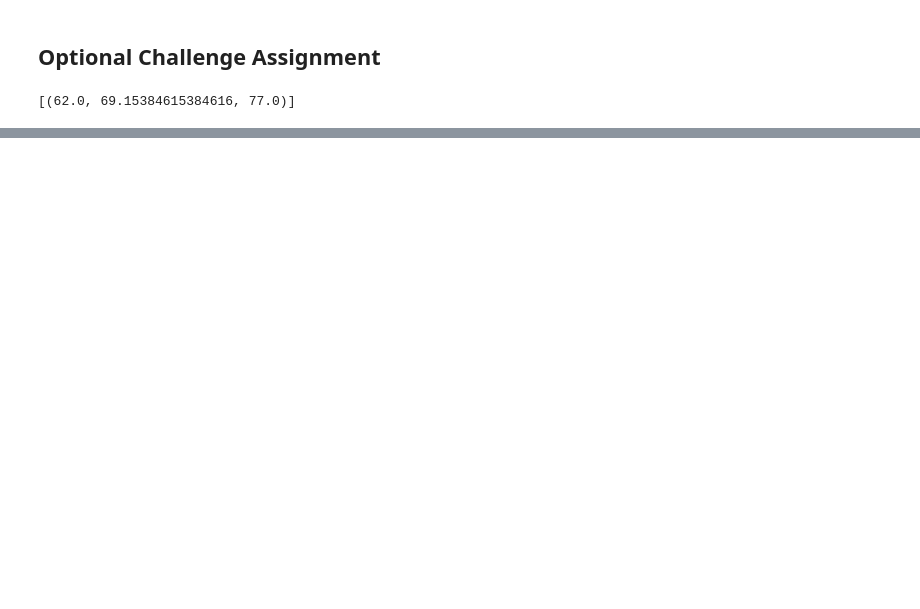
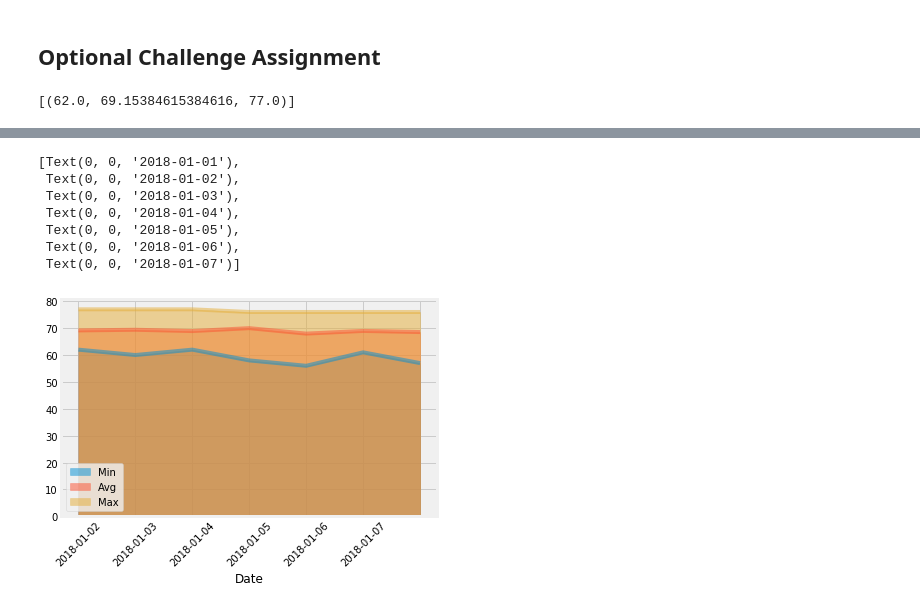
Before and after one commit to jasminajovanovic/Advanced-Storage-Retrieval, a Jupyter notebook: climate_starter.ipynb, the cells around one changed output, grey strips where cells are left out. Saved outputs shown, nothing was run; the diff lists cells and outputs as text; code cells hidden in the pictures; blank space fills up the shorter version.

```diff
--- a/climate_starter.ipynb
+++ b/climate_starter.ipynb
@@ -195,10 +234,27 @@ daily_normals("01-01")
 # calculate the daily normals for your trip
 # push each tuple of calculations into a list called `normals`
 
+
 # Set the start and end date of the trip
+
+dt_start = dt.datetime.strptime('2018-01-01', '%Y-%m-%d')
+dt_end = dt.datetime.strptime('2018-01-07', '%Y-%m-%d')
 
 # Use the start and end date to create a range of dates
 
+numdays = (dt_end - dt_start).days
+date_range = []
+
+for x in range(numdays+1):
+    mydate = dt_start + dt.timedelta(days=x)
+    date_range.append(mydate)
+
 # Stip off the year and save a list of %m-%d strings
+date_list = [mydate.strftime("%m-%d") for mydate in date_range]
+# print(date_list)
 
-# Loop through the list of %m-%d strings and calculate the normals for each date
+#Loop through the list of %m-%d strings and calculate the normals for each date
+normals = []
+for mydate in date_list:
+    normals.extend(daily_normals(mydate))
+# normals
@@ -205,2 +269,6 @@ daily_normals("01-01")
 # %%
 # Load the previous query results into a Pandas DataFrame and add the `trip_dates` range as the `date` index
+df = pd.DataFrame(normals, columns=['Min', 'Avg', 'Max'])
+df['Date'] = date_list
+df.set_index('Date',inplace=True)
+df
@@ -207,2 +285,16 @@ daily_normals("01-01")
 # %%
 # Plot the daily normals as an area plot with `stacked=False`
+
+x_ticks = [mydate.strftime("%Y-%m-%d") for mydate in date_range]
+ax = df.plot(kind='area', stacked=False)
+# ax.set_xlim(0, 8)
+ax.set_xticklabels(x_ticks, rotation=45)
+# %% [output]
+[Text(0, 0, '2018-01-01'),
+ Text(0, 0, '2018-01-02'),
+ Text(0, 0, '2018-01-03'),
+ Text(0, 0, '2018-01-04'),
+ Text(0, 0, '2018-01-05'),
+ Text(0, 0, '2018-01-06'),
+ Text(0, 0, '2018-01-07')]
+[figure, added]
```
Also changed, not shown: parts of 5 cells of this notebook.
